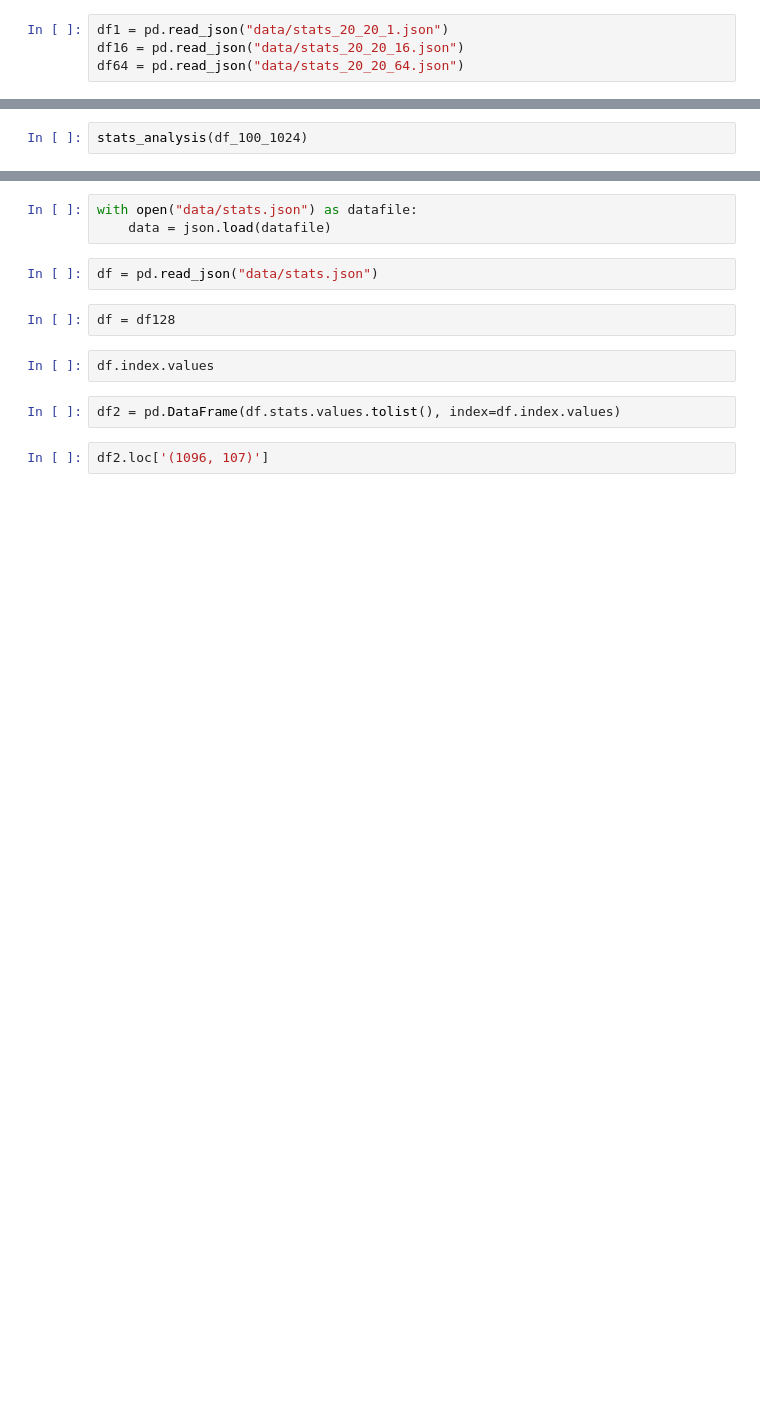
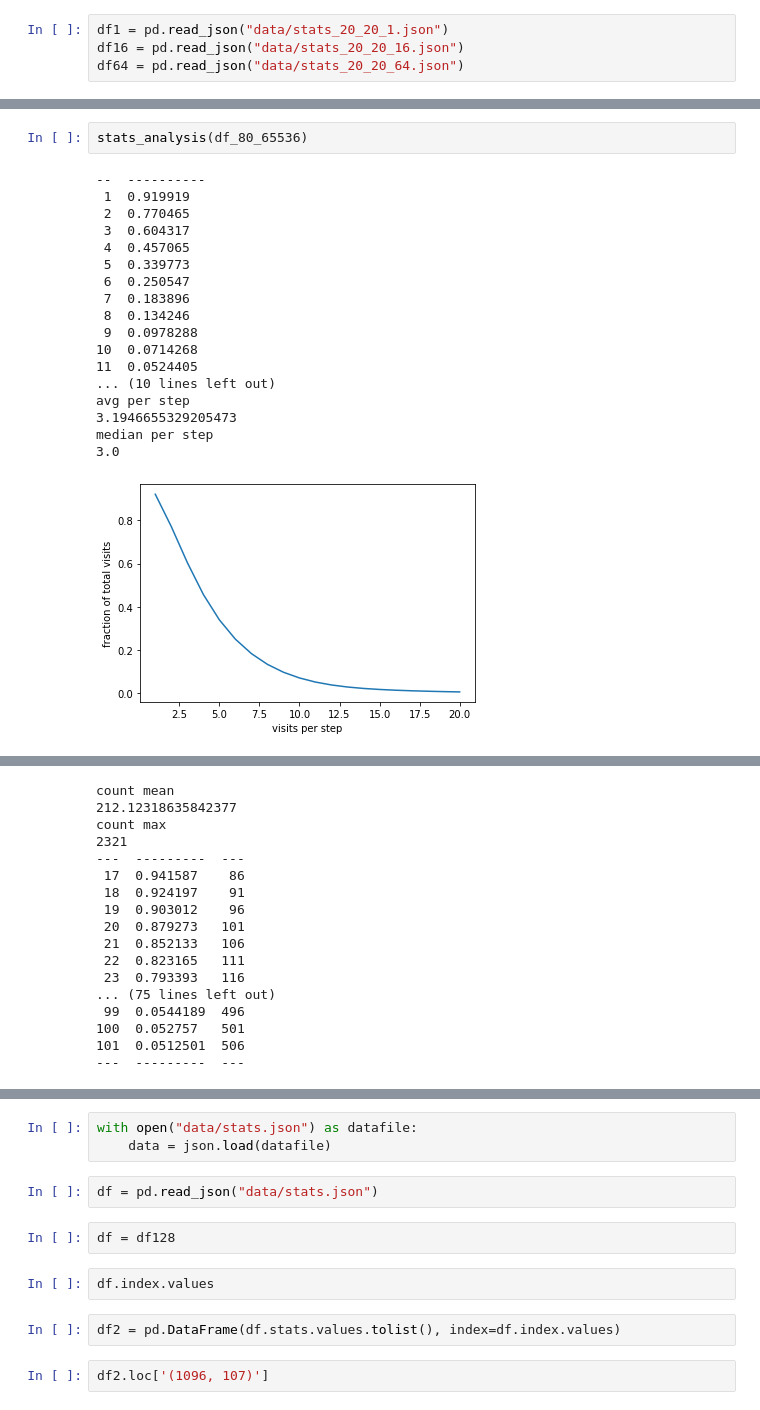
Before and after one commit to WiktorJ/node2vec, a Jupyter notebook: notebooks/data_analysis.ipynb, the cells around one changed output, grey strips where cells are left out. Drawn from its saved outputs; the diff is of its cells as text; blank space fills up the shorter version.

```diff
--- a/notebooks/data_analysis.ipynb
+++ b/notebooks/data_analysis.ipynb
@@ -259,2 +221,21 @@ count max
 # %%
-stats_analysis(df_100_1024)
+stats_analysis(df_80_65536)
+# %% [output]
+--  ----------
+ 1  0.919919
+ 2  0.770465
+ 3  0.604317
+ 4  0.457065
+ 5  0.339773
+ 6  0.250547
+ 7  0.183896
+ 8  0.134246
+ 9  0.0978288
+10  0.0714268
+11  0.0524405
+... (10 lines left out)
+avg per step
+3.1946655329205473
+median per step
+3.0
+[figure, added]
@@ -260,0 +249,17 @@ stats_analysis(df_100_1024)
+count mean
+212.12318635842377
+count max
+2321
+---  ---------  ---
+ 17  0.941587    86
+ 18  0.924197    91
+ 19  0.903012    96
+ 20  0.879273   101
+ 21  0.852133   106
+ 22  0.823165   111
+ 23  0.793393   116
+... (75 lines left out)
+ 99  0.0544189  496
+100  0.052757   501
+101  0.0512501  506
+---  ---------  ---
```
Also changed, not shown: parts of 42 cells of this notebook, 6 other files.
